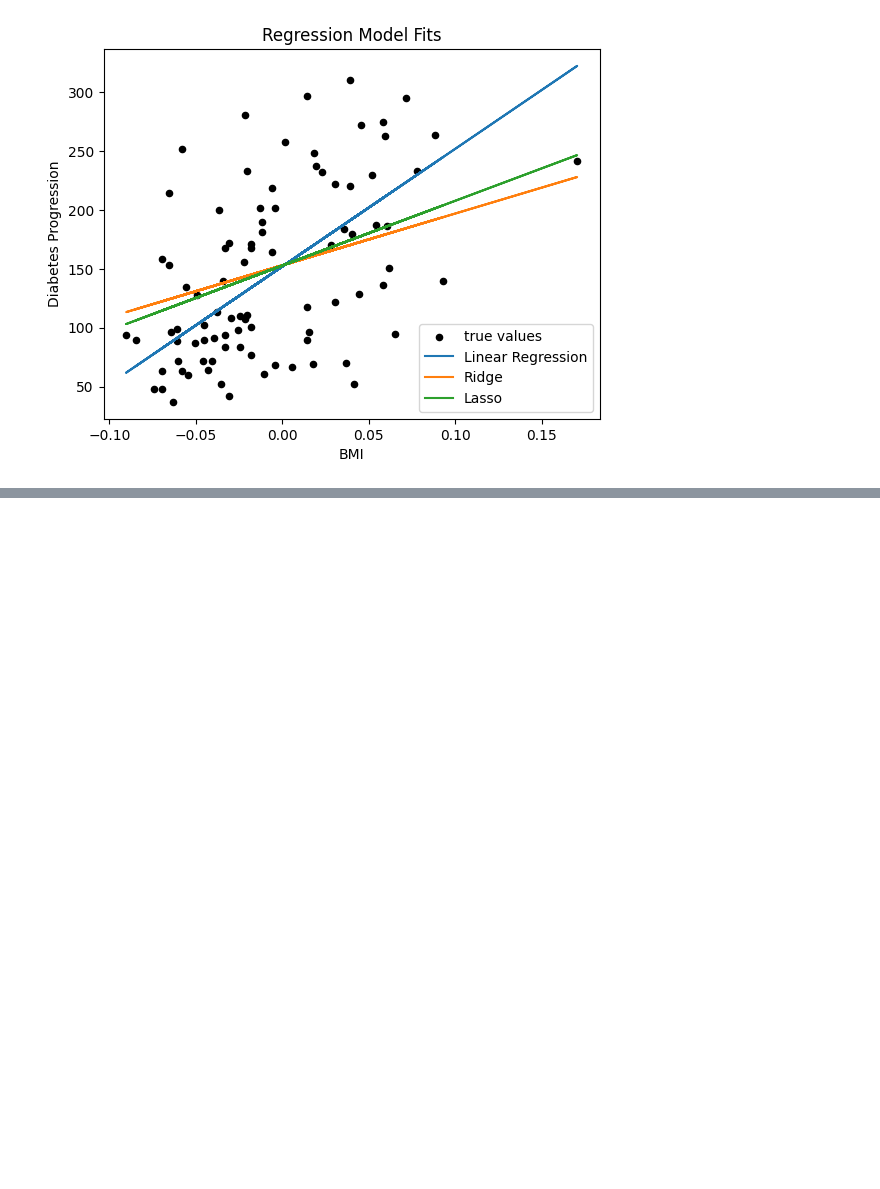
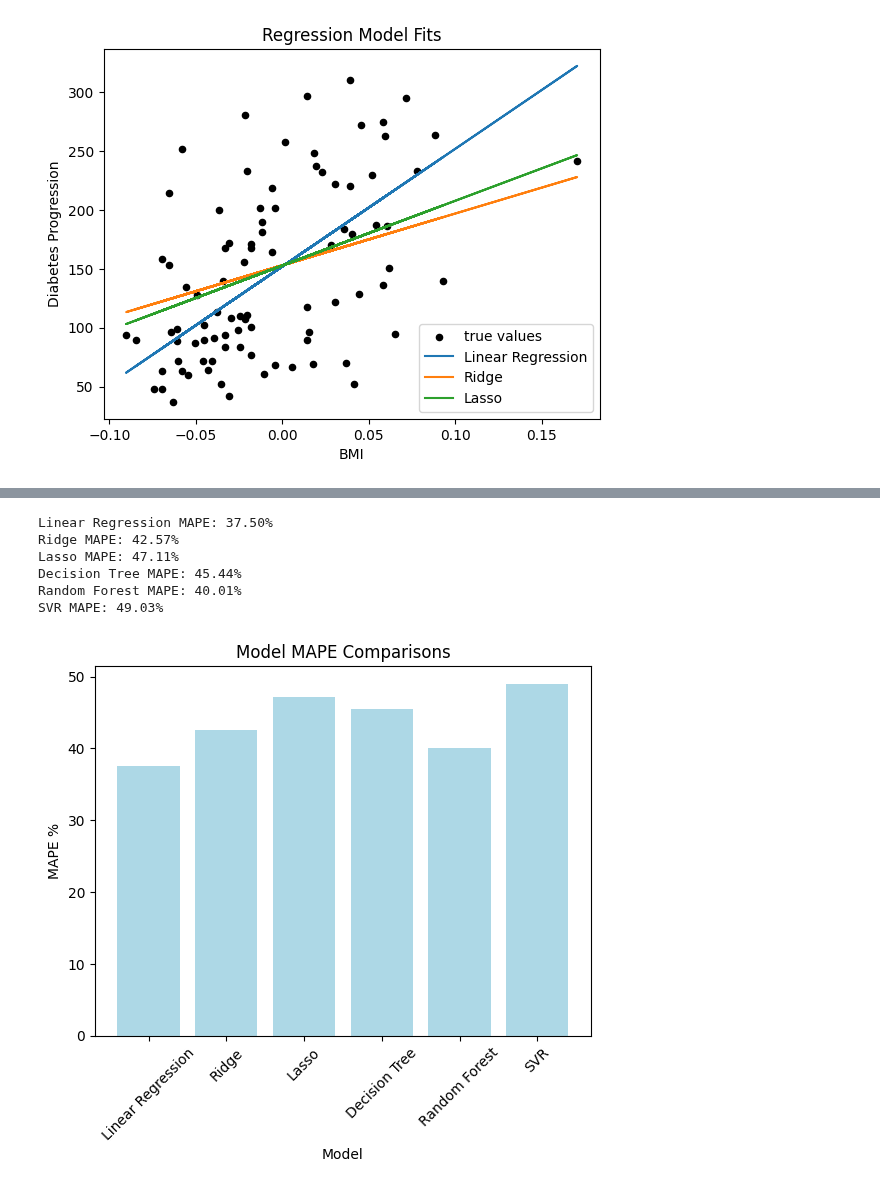
Before and after one commit to DanyRE4020/Concentracion_IA_avanzada, a Jupyter notebook: Notebook4_Metrics.ipynb, the cells around one changed output, grey strips where cells are left out. Drawn from its saved outputs; the diff is of its cells as text; code cells hidden in the pictures; blank space fills up the shorter version.

```diff
--- a/Notebook4_Metrics.ipynb
+++ b/Notebook4_Metrics.ipynb
@@ -72,0 +151,51 @@ Lasso - MAE = 54.28
+# %%
+from sklearn.datasets import load_diabetes
+from sklearn.model_selection import train_test_split
+from sklearn.linear_model import LinearRegression
+from sklearn.tree import DecisionTreeRegressor
+from sklearn.ensemble import RandomForestRegressor
+from sklearn.svm import SVR
+import numpy as np
+import matplotlib.pyplot as plt
+
+X_train, X_test, y_train, y_test = train_test_split(X, y, test_size=0.2, random_state=42)
+
+def mean_absolute_percentage_error(y_true, y_pred):
+    y_true, y_pred = np.array(y_true), np.array(y_pred)
+    non_zero_indices = y_true != 0
+    return np.mean(np.abs((y_true[non_zero_indices] - y_pred[non_zero_indices]) / y_true[non_zero_indices])) * 100
+
+models = [
+    ('Linear Regression', LinearRegression()),
+    ('Ridge', Ridge()),
+    ('Lasso', Lasso()),
+    ('Decision Tree', DecisionTreeRegressor(random_state=42)),
+    ('Random Forest', RandomForestRegressor(random_state=42)),
+    ('SVR', SVR())
+]
+
+mape_scores = []
+
+for name, model in models:
+    model.fit(X_train, y_train)
+    predictions = model.predict(X_test)
+    mape = mean_absolute_percentage_error(y_test, predictions)
+    mape_scores.append((name, mape))
+    print(f"{name} MAPE: {mape:.2f}%")
+
+names, scores = zip(*mape_scores)
+plt.bar(names, scores, color='lightblue')
+plt.xlabel('Model')
+plt.ylabel('MAPE %')
+plt.title('Model MAPE Comparisons')
+plt.xticks(rotation=45)
+plt.show()
+# Girar los labels
+# %% [output]
+Linear Regression MAPE: 37.50%
+Ridge MAPE: 42.57%
+Lasso MAPE: 47.11%
+Decision Tree MAPE: 45.44%
+Random Forest MAPE: 40.01%
+SVR MAPE: 49.03%
+[figure, added]
```
Also changed, not shown: parts of 4 cells of this notebook.
